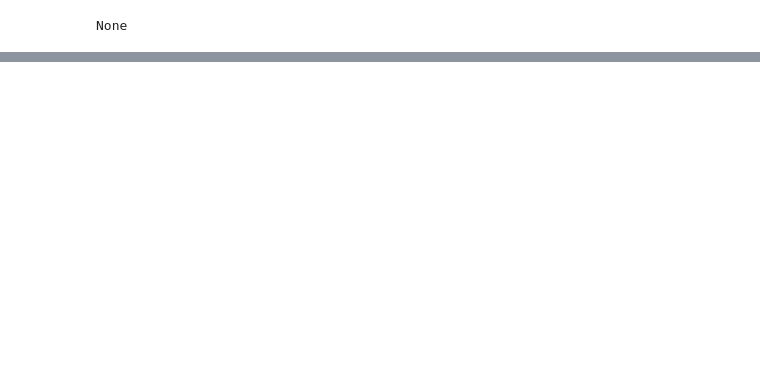
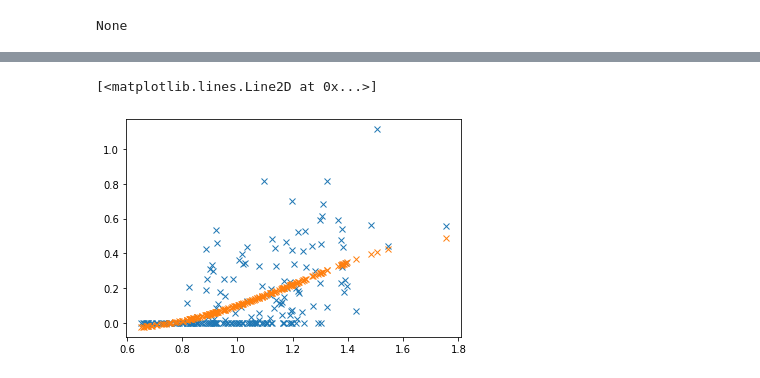
Before and after one commit to QuantAnalyticsTorch/quant_analytics_torch, a Jupyter notebook: examples/DeepNeuralNetworkConditionalExpectation.ipynb, the cells around one changed output, grey strips where cells are left out. Saved outputs shown, nothing was run; the diff lists cells and outputs as text; code cells hidden in the pictures; blank space fills up the shorter version.

```diff
--- a/examples/DeepNeuralNetworkConditionalExpectation.ipynb
+++ b/examples/DeepNeuralNetworkConditionalExpectation.ipynb
@@ -311,0 +329,6 @@ plt.plot(x0[1][:,0].detach().cpu().numpy(),b_t.detach().cpu().numpy(), 'x')
+# %%
+#kr = GridSearchCV(KernelRidge(kernel=f_kernel, gamma=0.1),
+#                  param_grid={"alpha": [1e0, 0.1, 1e-2, 1e-3],
+#                              "gamma": np.logspace(-2, 2, 5)})
+kr = KernelRidge(kernel=f_kernel,gamma=0.1, degree=2)
+#kr = KernelRidge(kernel='Gaussian',gamma=0.1)
@@ -311,0 +340,8 @@ plt.plot(x0[1][:,0].detach().cpu().numpy(),b_t.detach().cpu().numpy(), 'x')
+# %%
+y_fit = kr.predict(x_plot.reshape(-1,1))
+# %%
+plt.plot(z[1].detach().numpy()[:,0],pz_t.detach().numpy()[:,0], 'x')
+plt.plot(x_plot,y_fit, 'x')
+# %% [output]
+[<matplotlib.lines.Line2D at 0x...>]
+[figure, added]
```
Also changed, not shown: parts of 23 cells of this notebook.
